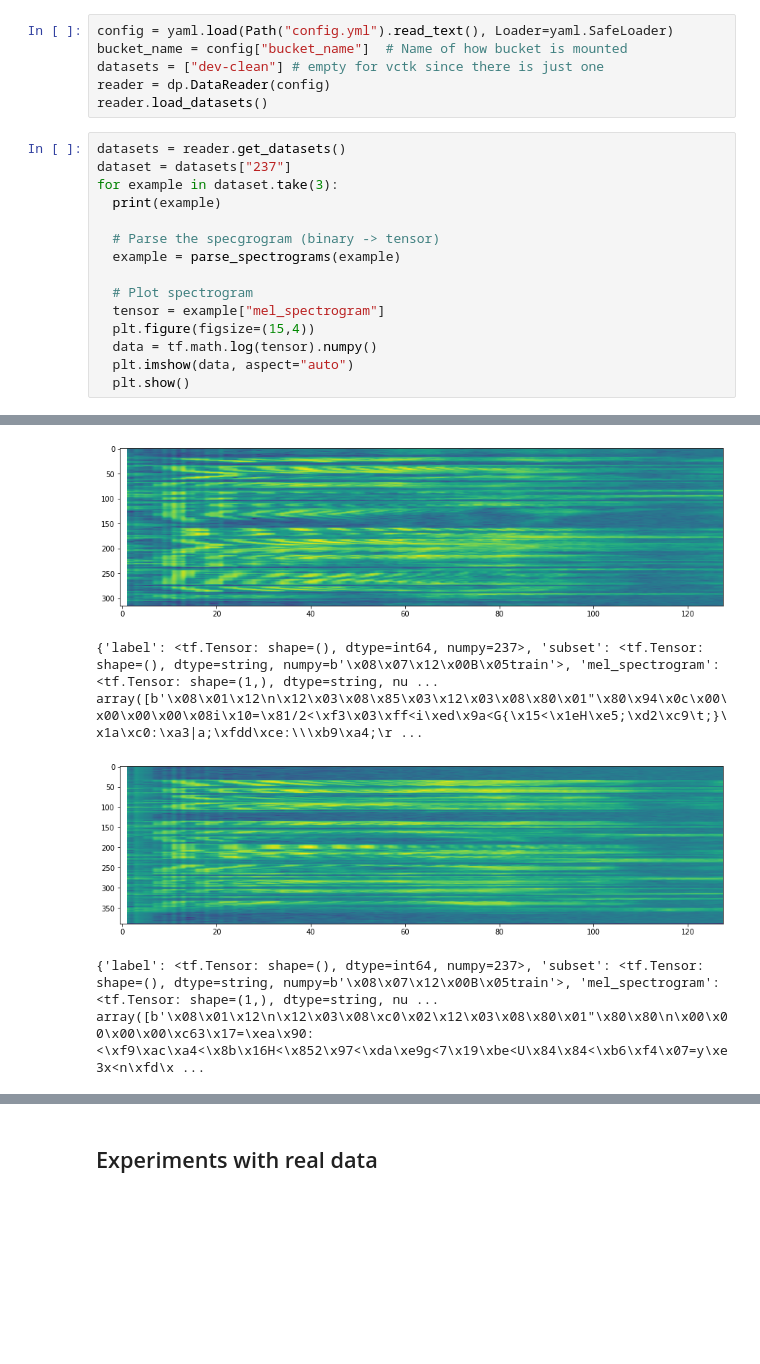
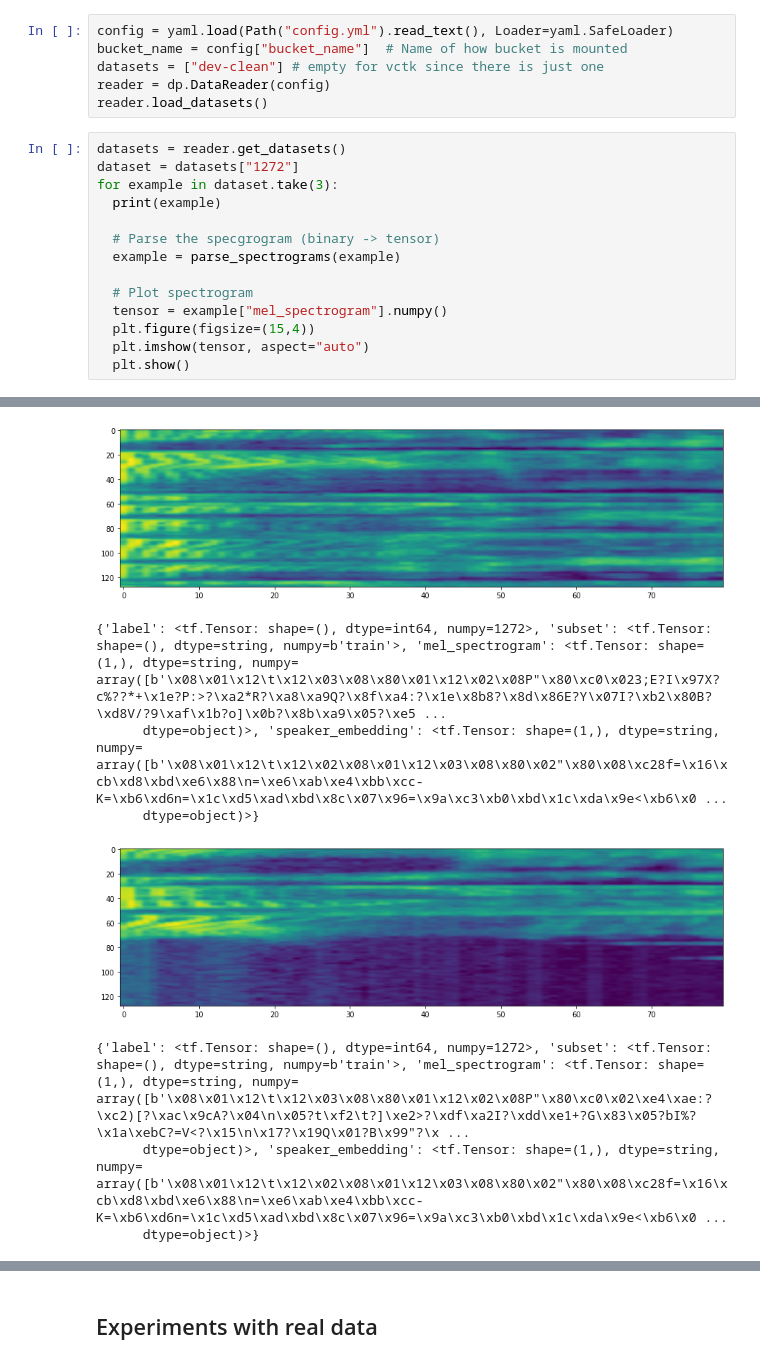
Before and after one commit to franciscojferrari/AUTOVC, a Jupyter notebook: speaker_encoder/experiments_speech.ipynb, the cells around one changed output, grey strips where cells are left out. Drawn from its saved outputs; the diff is of its cells as text; blank space fills up the shorter version.

Commit message:
Updated speaker encoder

```diff
--- a/speaker_encoder/experiments_speech.ipynb
+++ b/speaker_encoder/experiments_speech.ipynb
@@ -93,7 +144,7 @@ reader = dp.DataReader(config)
 reader.load_datasets()
 # %%
 datasets = reader.get_datasets()
-dataset = datasets["237"]
+dataset = datasets["1272"]
 for example in dataset.take(3):
   print(example)
 
@@ -101,9 +152,8 @@ for example in dataset.take(3):
   example = parse_spectrograms(example)
 
   # Plot spectrogram
-  tensor = example["mel_spectrogram"]
+  tensor = example["mel_spectrogram"].numpy()
   plt.figure(figsize=(15,4))
-  data = tf.math.log(tensor).numpy()
-  plt.imshow(data, aspect="auto")
+  plt.imshow(tensor, aspect="auto")
   plt.show()
 # %% [output]
@@ -112,7 +164,13 @@ array([b'\x08\x01\x12\n\x12\x03\x08\xbb\x02\x12\x03\x08\x80\x01"\x80\xec\t\x00\x
       dtype=object)>}
-[figure, old version]
+[figure, new version]
-{'label': <tf.Tensor: shape=(), dtype=int64, numpy=237>, 'subset': <tf.Tensor: shape=(), dtype=string, numpy=b'\x08\x07\x12\x00B\x05train'>, 'mel_spectrogram': <tf.Tensor: shape=(1,), dtype=string, nu ...
-array([b'\x08\x01\x12\n\x12\x03\x08\x85\x03\x12\x03\x08\x80\x01"\x80\x94\x0c\x00\x00\x00\x00\x08i\x10=\x81/2<\xf3\x03\xff<i\xed\x9a<G{\x15<\x1eH\xe5;\xd2\xc9\t;}\x1a\xc0:\xa3|a;\xfdd\xce:\\\xb9\xa4;\r ...
+{'label': <tf.Tensor: shape=(), dtype=int64, numpy=1272>, 'subset': <tf.Tensor: shape=(), dtype=string, numpy=b'train'>, 'mel_spectrogram': <tf.Tensor: shape=(1,), dtype=string, numpy=
+array([b'\x08\x01\x12\t\x12\x03\x08\x80\x01\x12\x02\x08P"\x80\xc0\x023;E?I\x97X?c%??*+\x1e?P:>?\xa2*R?\xa8\xa9Q?\x8f\xa4:?\x1e\x8b8?\x8d\x86E?Y\x07I?\xb2\x80B?\xd8V/?9\xaf\x1b?o]\x0b?\x8b\xa9\x05?\xe5 ...
+      dtype=object)>, 'speaker_embedding': <tf.Tensor: shape=(1,), dtype=string, numpy=
+array([b'\x08\x01\x12\t\x12\x02\x08\x01\x12\x03\x08\x80\x02"\x80\x08\xc28f=\x16\xcb\xd8\xbd\xe6\x88\n=\xe6\xab\xe4\xbb\xcc-K=\xb6\xd6n=\x1c\xd5\xad\xbd\x8c\x07\x96=\x9a\xc3\xb0\xbd\x1c\xda\x9e<\xb6\x0 ...
+      dtype=object)>}
-[figure, old version]
+[figure, new version]
-{'label': <tf.Tensor: shape=(), dtype=int64, numpy=237>, 'subset': <tf.Tensor: shape=(), dtype=string, numpy=b'\x08\x07\x12\x00B\x05train'>, 'mel_spectrogram': <tf.Tensor: shape=(1,), dtype=string, nu ...
-array([b'\x08\x01\x12\n\x12\x03\x08\xc0\x02\x12\x03\x08\x80\x01"\x80\x80\n\x00\x00\x00\x00\xc63\x17=\xea\x90:<\xf9\xac\xa4<\x8b\x16H<\x852\x97<\xda\xe9g<7\x19\xbe<U\x84\x84<\xb6\xf4\x07=y\xe3x<n\xfd\x ...
+{'label': <tf.Tensor: shape=(), dtype=int64, numpy=1272>, 'subset': <tf.Tensor: shape=(), dtype=string, numpy=b'train'>, 'mel_spectrogram': <tf.Tensor: shape=(1,), dtype=string, numpy=
+array([b'\x08\x01\x12\t\x12\x03\x08\x80\x01\x12\x02\x08P"\x80\xc0\x02\xe4\xae:?\xc2)[?\xac\x9cA?\x04\n\x05?t\xf2\t?]\xe2>?\xdf\xa2I?\xdd\xe1+?G\x83\x05?bI%?\x1a\xebC?=V<?\x15\n\x17?\x19Q\x01?B\x99"?\x ...
+      dtype=object)>, 'speaker_embedding': <tf.Tensor: shape=(1,), dtype=string, numpy=
+array([b'\x08\x01\x12\t\x12\x02\x08\x01\x12\x03\x08\x80\x02"\x80\x08\xc28f=\x16\xcb\xd8\xbd\xe6\x88\n=\xe6\xab\xe4\xbb\xcc-K=\xb6\xd6n=\x1c\xd5\xad\xbd\x8c\x07\x96=\x9a\xc3\xb0\xbd\x1c\xda\x9e<\xb6\x0 ...
+      dtype=object)>}
```
Also changed, not shown: parts of 67 cells of this notebook.
